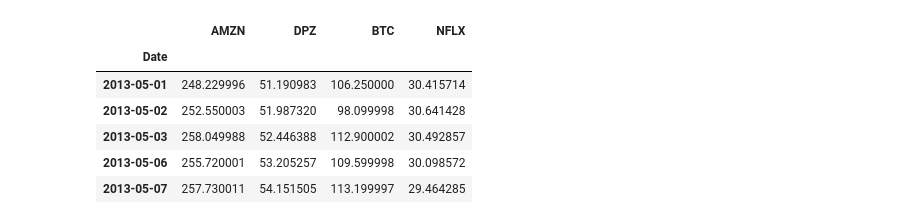
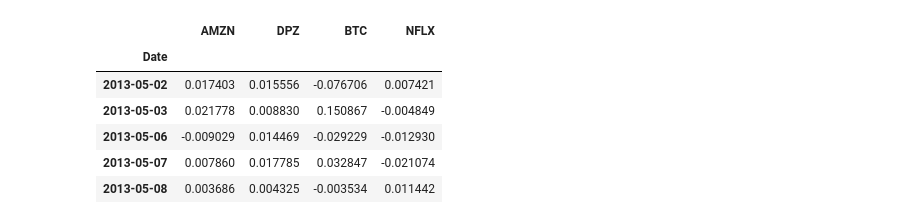
Before and after one commit to LawrenceK01/stock-lstm, a Jupyter notebook: notebooks/02_lstm_notebook.ipynb, the cells around one changed output. Cells and saved outputs as stored; diff of their text form; code cells hidden in the pictures.

```diff
--- a/notebooks/02_lstm_notebook.ipynb
+++ b/notebooks/02_lstm_notebook.ipynb
@@ -1,19 +1,26 @@
 # %%
 # Load data and convert date string to datetime data
 import pandas as pd
 import matplotlib.pyplot as plt
 df = pd.read_csv("../data/portfolio_data.csv")
 
 df["Date"] = pd.to_datetime(df["Date"])
 df = df.sort_values("Date")
 df = df.set_index("Date")
-df.head()
+
+df_returns = df.copy()
+stock_cols = ['AMZN', 'DPZ', 'BTC', 'NFLX']
+
+# Compute daily returns
+df_returns[stock_cols] = df_returns[stock_cols].pct_change()
+df_returns = df_returns.dropna()
+df_returns.head()
 # %% [output]
 |  | AMZN | DPZ | BTC | NFLX |
 | Date |  |  |  |  |
-| 2013-05-01 | 248.229996 | 51.190983 | 106.250000 | 30.415714 |
-| 2013-05-02 | 252.550003 | 51.987320 | 98.099998 | 30.641428 |
-| 2013-05-03 | 258.049988 | 52.446388 | 112.900002 | 30.492857 |
-| 2013-05-06 | 255.720001 | 53.205257 | 109.599998 | 30.098572 |
-| 2013-05-07 | 257.730011 | 54.151505 | 113.199997 | 29.464285 |
+| 2013-05-02 | 0.017403 | 0.015556 | -0.076706 | 0.007421 |
+| 2013-05-03 | 0.021778 | 0.008830 | 0.150867 | -0.004849 |
+| 2013-05-06 | -0.009029 | 0.014469 | -0.029229 | -0.012930 |
+| 2013-05-07 | 0.007860 | 0.017785 | 0.032847 | -0.021074 |
+| 2013-05-08 | 0.003686 | 0.004325 | -0.003534 | 0.011442 |
 # %%
```
Also changed, not shown: parts of 8 cells of this notebook.
